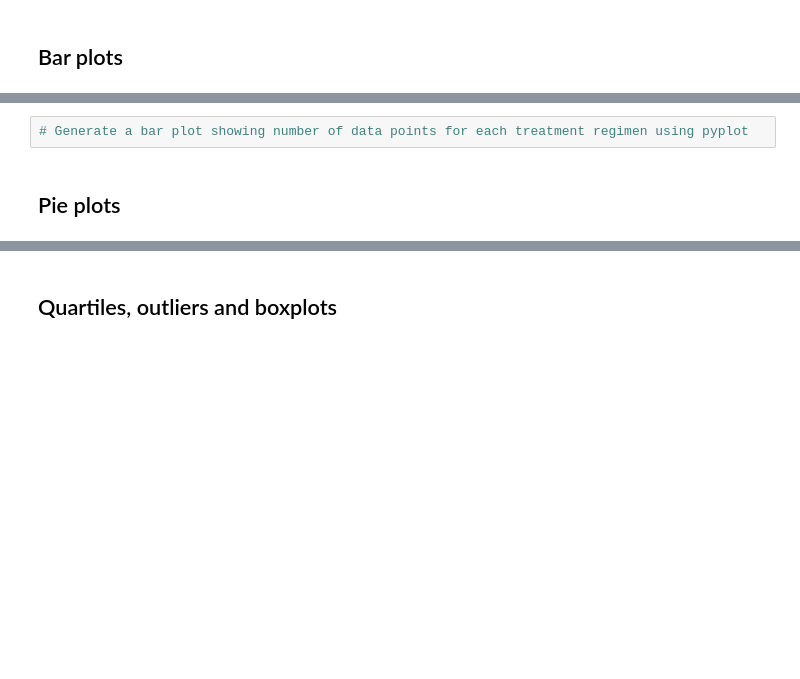
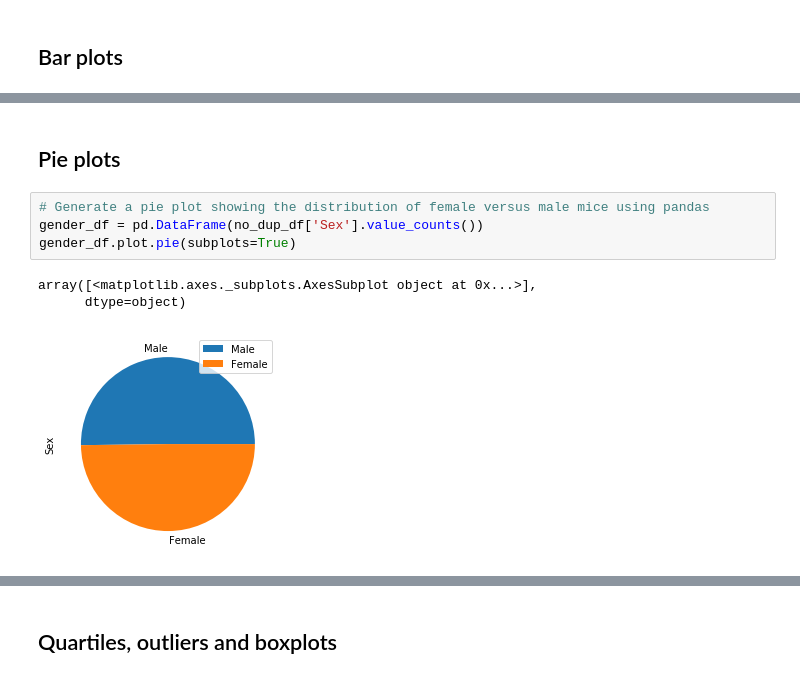
Before and after one commit to glandsly/matplotlib-challenge, a Jupyter notebook: pymaceuticals/pymaceuticals_starter.ipynb, the cells around one changed output, grey strips where cells are left out. Cells and saved outputs as stored; diff of their text form; blank space fills up the shorter version.

```diff
--- a/pymaceuticals/pymaceuticals_starter.ipynb
+++ b/pymaceuticals/pymaceuticals_starter.ipynb
@@ -59,5 +71,11 @@ drug_df
-# %%
-# Generate a bar plot showing number of data points for each treatment regimen using pyplot
 # %% [markdown]
 ## Pie plots
+# %%
+# Generate a pie plot showing the distribution of female versus male mice using pandas
+gender_df = pd.DataFrame(no_dup_df['Sex'].value_counts())
+gender_df.plot.pie(subplots=True)
+# %% [output]
+array([<matplotlib.axes._subplots.AxesSubplot object at 0x...>],
+      dtype=object)
+[figure, added]
 # %%
```
Also changed, not shown: parts of 5 cells of this notebook.
